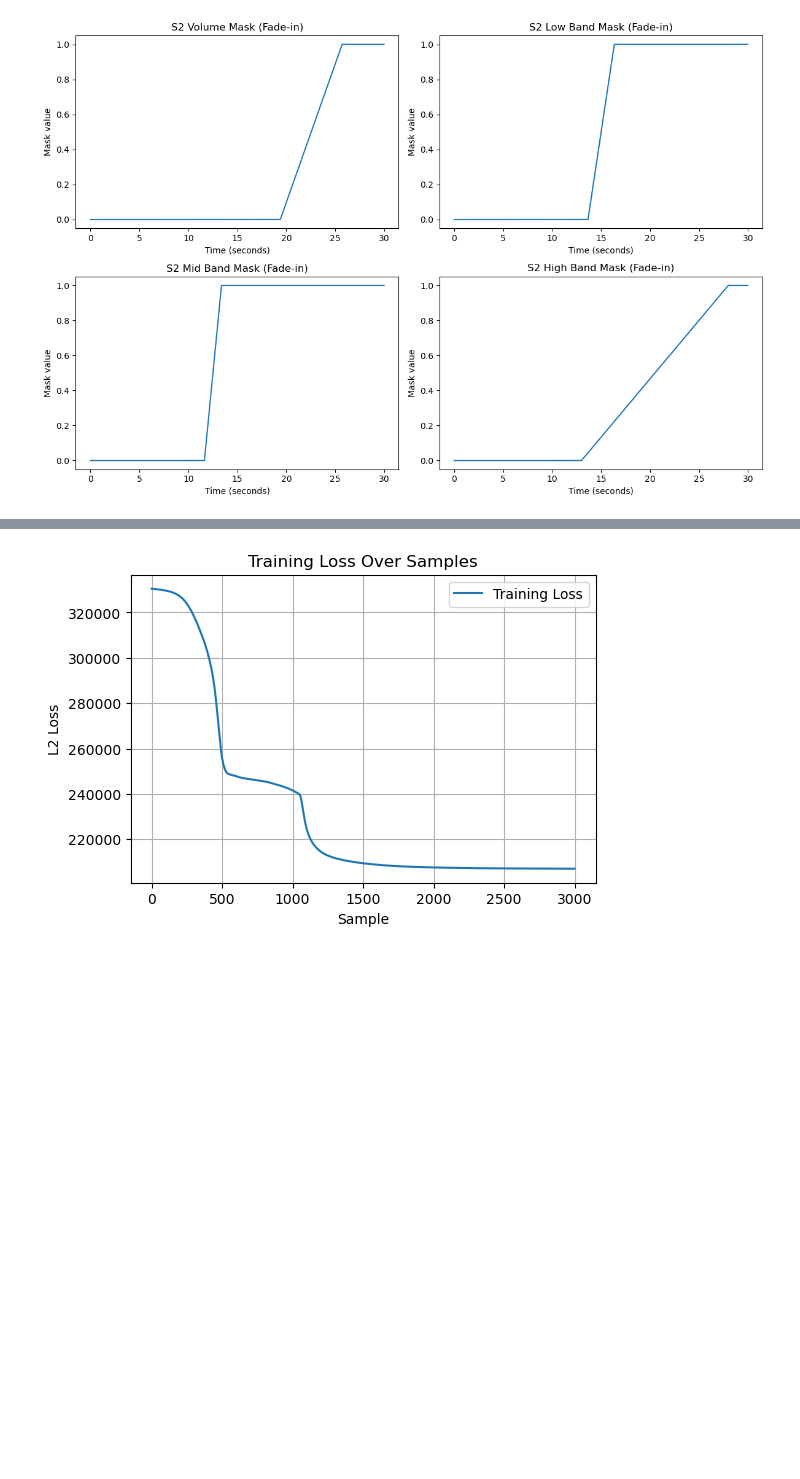
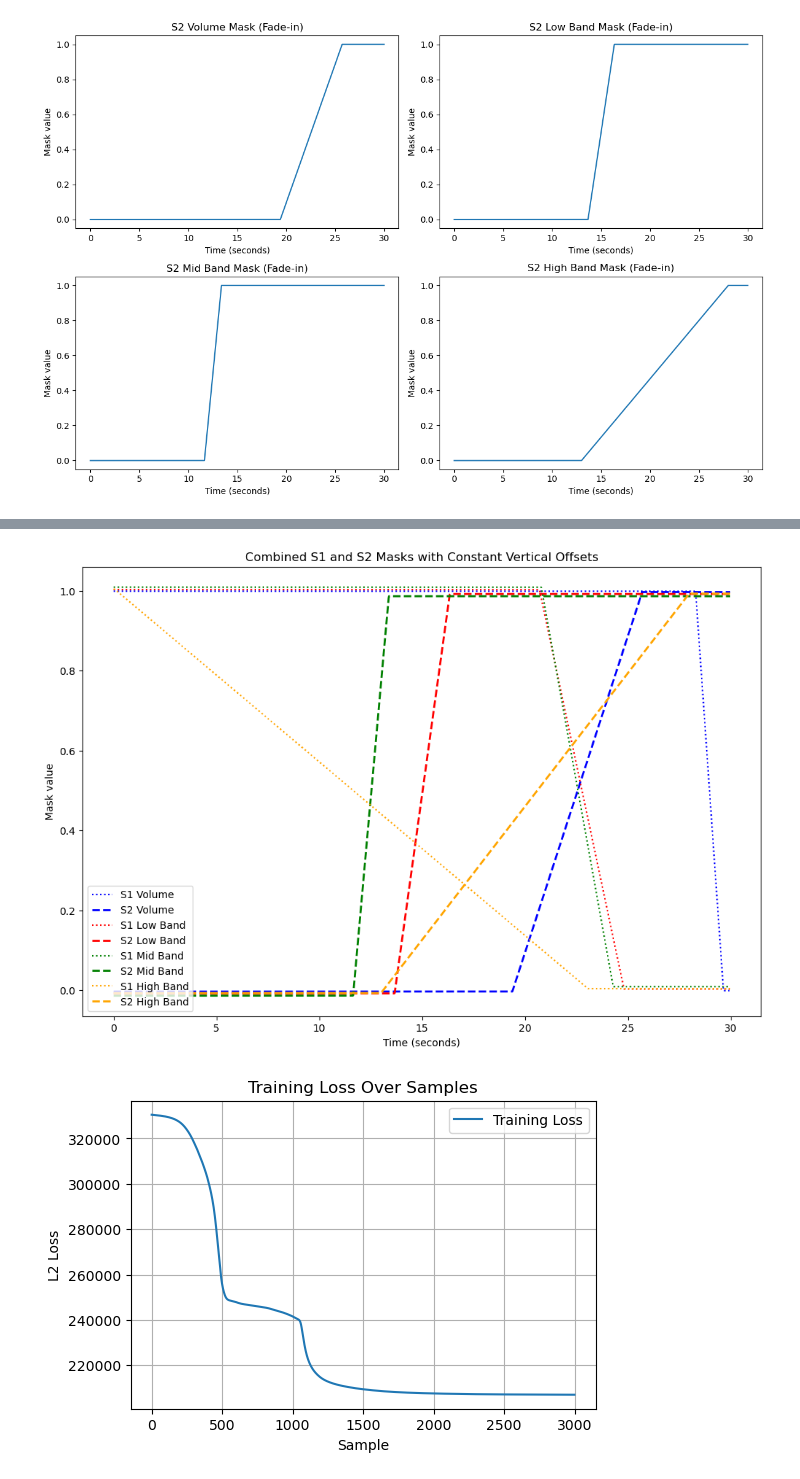
Before and after one commit to michaelhein39/dj-transition-predictor, a Jupyter notebook: notebooks/construct_transition.ipynb, the cells around one changed output, grey strips where cells are left out. Cells and saved outputs as stored; diff of their text form; code cells hidden in the pictures; blank space fills up the shorter version.

```diff
--- a/notebooks/construct_transition.ipynb
+++ b/notebooks/construct_transition.ipynb
@@ -539,3 +388,52 @@ plt.show()
+# %%
+# Define a noise level for the constant offset
+noise_level = 0.005
+
+# Generate a constant offset for each envelope
+offset_S1_vol = np.random.normal(scale=noise_level)
+offset_S2_vol = np.random.normal(scale=noise_level)
+offset_S1_low = np.random.normal(scale=noise_level)
+offset_S2_low = np.random.normal(scale=noise_level)
+offset_S1_mid = np.random.normal(scale=noise_level)
+offset_S2_mid = np.random.normal(scale=noise_level)
+offset_S1_high = np.random.normal(scale=noise_level)
+offset_S2_high = np.random.normal(scale=noise_level)
+
+# Apply the constant offsets
+S1_vol_noisy = S1_vol_env + offset_S1_vol
+S2_vol_noisy = S2_vol_env + offset_S2_vol
+S1_low_noisy = S1_low_env + offset_S1_low
+S2_low_noisy = S2_low_env + offset_S2_low
+S1_mid_noisy = S1_mid_env + offset_S1_mid
+S2_mid_noisy = S2_mid_env + offset_S2_mid
+S1_high_noisy = S1_high_env + offset_S1_high
+S2_high_noisy = S2_high_env + offset_S2_high
+
+plt.figure(figsize=(12, 8))
+
+# Volume curves (blue)
+plt.plot(time_vector_env, S1_vol_noisy, label='S1 Volume', color='blue', linestyle=':')
+plt.plot(time_vector_env, S2_vol_noisy, label='S2 Volume', color='blue', linestyle='--', lw=2)
+
+# Low band curves (red)
+plt.plot(time_vector_env, S1_low_noisy, label='S1 Low Band', color='red', linestyle=':')
+plt.plot(time_vector_env, S2_low_noisy, label='S2 Low Band', color='red', linestyle='--', lw=2)
+
+# Mid band curves (green)
+plt.plot(time_vector_env, S1_mid_noisy, label='S1 Mid Band', color='green', linestyle=':')
+plt.plot(time_vector_env, S2_mid_noisy, label='S2 Mid Band', color='green', linestyle='--', lw=2)
+
+# High band curves (orange)
+plt.plot(time_vector_env, S1_high_noisy, label='S1 High Band', color='orange', linestyle=':')
+plt.plot(time_vector_env, S2_high_noisy, label='S2 High Band', color='orange', linestyle='--', lw=2)
+
+plt.title("Combined S1 and S2 Masks with Constant Vertical Offsets")
+plt.xlabel("Time (seconds)")
+plt.ylabel("Mask value")
+plt.legend(loc='lower left')
+plt.show()
+# %% [output]
+[figure, added]
 # %%
 # Load the loss array from the .npy file
 loss_array = np.load('../training_losses/mel_lr1e-5_L2_bounding_loss_array.npy')
```
Also changed, not shown: parts of 16 cells of this notebook.
